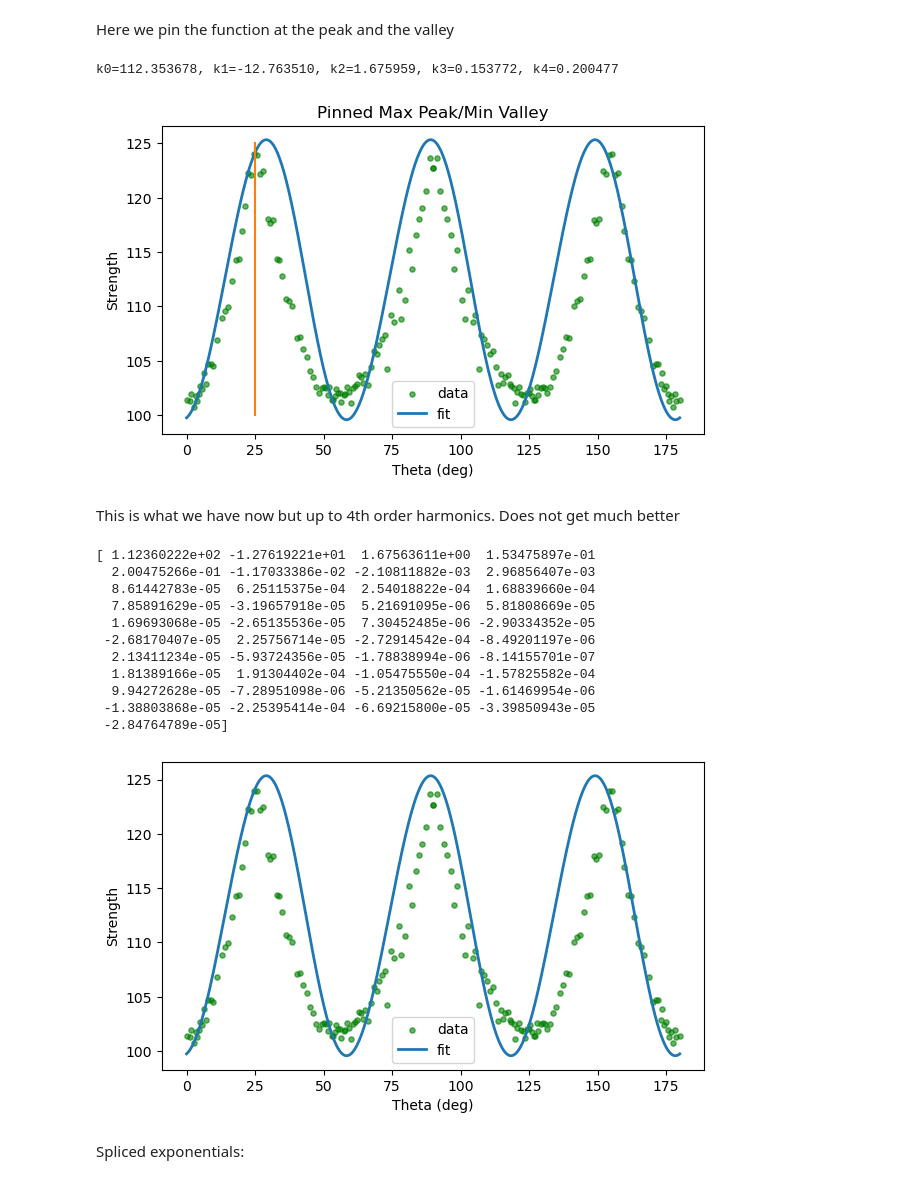
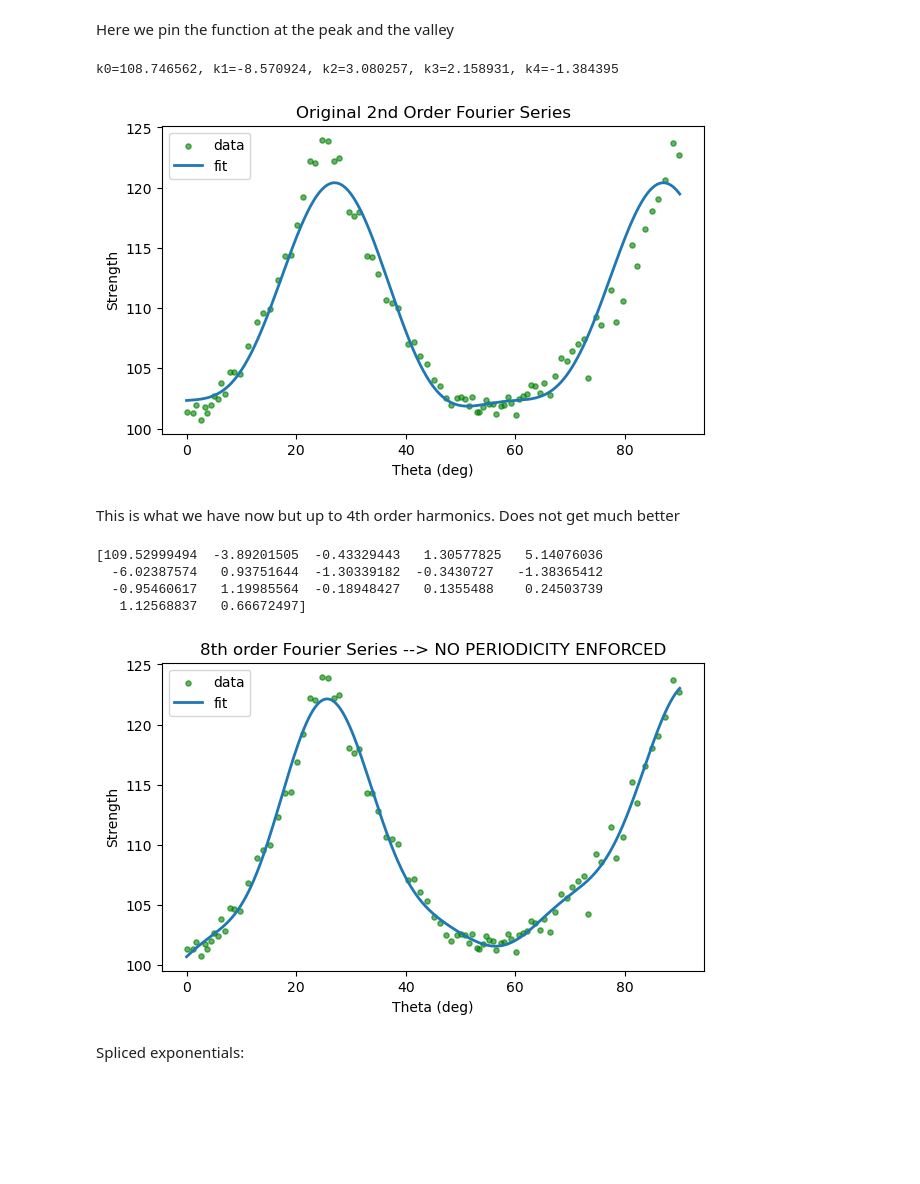
Before and after one commit to abon11/Graphene_Strength_Surface, a Jupyter notebook: sandbox.ipynb, the cells around one changed output. Saved outputs shown, nothing was run; the diff lists cells and outputs as text; code cells hidden in the pictures; blank space fills up the shorter version.

```diff
--- a/sandbox.ipynb
+++ b/sandbox.ipynb
@@ -228,10 +228,10 @@ for angle in range(0, 91, 1):
 optimal_df = pd.DataFrame(optimal_rows)
 
 # mirror across 90°: mirror(θ) = 180 - θ
-mirrored_df = optimal_df.copy()
-mirrored_df["Theta"] = 180 - mirrored_df["Theta"]
-final_df = pd.concat([optimal_df, mirrored_df], ignore_index=True)
-
+# mirrored_df = optimal_df.copy()
+# mirrored_df["Theta"] = 180 - mirrored_df["Theta"]
+# final_df = pd.concat([optimal_df, mirrored_df], ignore_index=True)
+final_df = optimal_df.copy()
 
 # plt.scatter(result["Theta Requested"], result["Strength_1"], color='blue', alpha=0.5)
 plt.scatter(final_df["Theta"], final_df["Strength_1"], color='green', alpha=0.5)
@@ -301,7 +301,8 @@ def k_model(theta_deg, params):
 
 # Loss function with pins
 
-pin_indices = [np.argmax(y_data), np.argmin(y_data)]  # peak + valley
+# pin_indices = [np.argmax(y_data), np.argmin(y_data)]  # peak + valley
+pin_indices = []
 pin_weight = 1e6
 
 def loss(params):
@@ -334,22 +335,22 @@ else:
     raise RuntimeError(f"Fit failed: {result.message}")
 
 # plot
-theta_grid = np.linspace(0, 180, 721)
+theta_grid = np.linspace(0, 90, 721)
 plt.figure(figsize=(7,4))
 plt.scatter(theta_data, y_data, s=14, alpha=0.6, label="data", c='g')
 plt.plot(theta_grid, k_model(theta_grid, [k0, k1, k2, k3, k4]), label="fit", linewidth=2)
-plt.plot([25, 25], [100, 125])
+# plt.plot([25, 25], [100, 125])
 # plt.plot(theta_grid, k_model(theta_grid, [110, -12.2, 0, 2.8, 0]), label="maybe", linewidth=2)
 
-plt.title("Pinned Max Peak/Min Valley")
+plt.title("Original 2nd Order Fourier Series")
 
 plt.xlabel("Theta (deg)")
 plt.ylabel("Strength")
 plt.legend()
 plt.show()
 # %% [output]
-k0=112.353678, k1=-12.763510, k2=1.675959, k3=0.153772, k4=0.200477
+k0=108.746562, k1=-8.570924, k2=3.080257, k3=2.158931, k4=-1.384395
-[figure, old version]
+[figure, new version]
 # %% [markdown]
 This is what we have now but up to 4th order harmonics. Does not get much better
 # %%
@@ -362,7 +363,7 @@ df = final_df.copy()
 theta_data = df["Theta"].to_numpy()
 y_data = df["Strength_1"].to_numpy()
 
-N = 20  # max harmonic order
+N = 8  # max harmonic order
 x0 = np.zeros(2 * N + 1)  # initial guess
 
 
@@ -374,7 +375,8 @@ def k_model(theta_deg, params, N):
         - k_{2m-1}: cosine coefficient for m-th harmonic
         - k_{2m}: sine coefficient for m-th harmonic
     """
-    w = 2 * np.pi * theta_deg / 60.0  # 60° period
+    # w = 2 * np.pi * theta_deg / 60.0  # 60° period
+    w = 2 * np.pi * theta_deg / 180  # TO ENFORCE NO PERIODICITY
     k0 = params[0]
     total = np.full_like(theta_deg, k0, dtype=float)
 
@@ -386,7 +388,8 @@ def k_model(theta_deg, params, N):
     return total
 
 
-pin_indices = [np.argmax(y_data), np.argmin(y_data)]  # peak + valley
+# pin_indices = [np.argmax(y_data), np.argmin(y_data)]  # peak + valley
+pin_indices = []
 pin_weight = 1e6
 
 def loss(params):
@@ -395,46 +398,40 @@ def loss(params):
 
     pin_penalty = 0
     for idx in pin_indices:
         pin_penalty += (k_model(theta_data[idx], params, N) - y_data[idx])**2
 
     return sse + pin_weight * pin_penalty
 
 # # loss = sum of squared residuals (same as in large-scale code)
 # def loss(params):
 #     residuals = y_data - k_model(theta_data, params, N)
 #     return np.sum(residuals**2)
 
 # fit using BFGS (same as your large-scale app) -- changed to powell
 result = minimize(loss, x0, method="Powell")
 
 if result.success:
     params_opt = result.x
     print(params_opt)
 else:
     raise RuntimeError(f"Fit failed: {result.message}")
 
 # plot
-theta_grid = np.linspace(0, 180, 721)
+theta_grid = np.linspace(0, 90, 721)
 plt.figure(figsize=(7,4))
 plt.scatter(theta_data, y_data, s=14, alpha=0.6, label="data", c='g')
 plt.plot(theta_grid, k_model(theta_grid, params_opt, N), label="fit", linewidth=2)
 plt.xlabel("Theta (deg)")
 plt.ylabel("Strength")
+plt.title(f"{N}th order Fourier Series --> NO PERIODICITY ENFORCED")
 plt.legend()
 plt.show()
 # %% [output]
-[ 1.12360222e+02 -1.27619221e+01  1.67563611e+00  1.53475897e-01
-  2.00475266e-01 -1.17033386e-02 -2.10811882e-03  2.96856407e-03
-  8.61442783e-05  6.25115375e-04  2.54018822e-04  1.68839660e-04
-  7.85891629e-05 -3.19657918e-05  5.21691095e-06  5.81808669e-05
-  1.69693068e-05 -2.65135536e-05  7.30452485e-06 -2.90334352e-05
- -2.68170407e-05  2.25756714e-05 -2.72914542e-04 -8.49201197e-06
-  2.13411234e-05 -5.93724356e-05 -1.78838994e-06 -8.14155701e-07
-  1.81389166e-05  1.91304402e-04 -1.05475550e-04 -1.57825582e-04
-  9.94272628e-05 -7.28951098e-06 -5.21350562e-05 -1.61469954e-06
- -1.38803868e-05 -2.25395414e-04 -6.69215800e-05 -3.39850943e-05
- -2.84764789e-05]
+[109.52999494  -3.89201505  -0.43329443   1.30577825   5.14076036
+  -6.02387574   0.93751644  -1.30339182  -0.3430727   -1.38365412
+  -0.95460617   1.19985564  -0.18948427   0.1355488    0.24503739
+   1.12568837   0.66672497]
-[figure, old version]
+[figure, new version]
 # %% [markdown]
 Spliced exponentials:
 # %%
```
Also changed, not shown: parts of 4 cells of this notebook, 2 other files.
